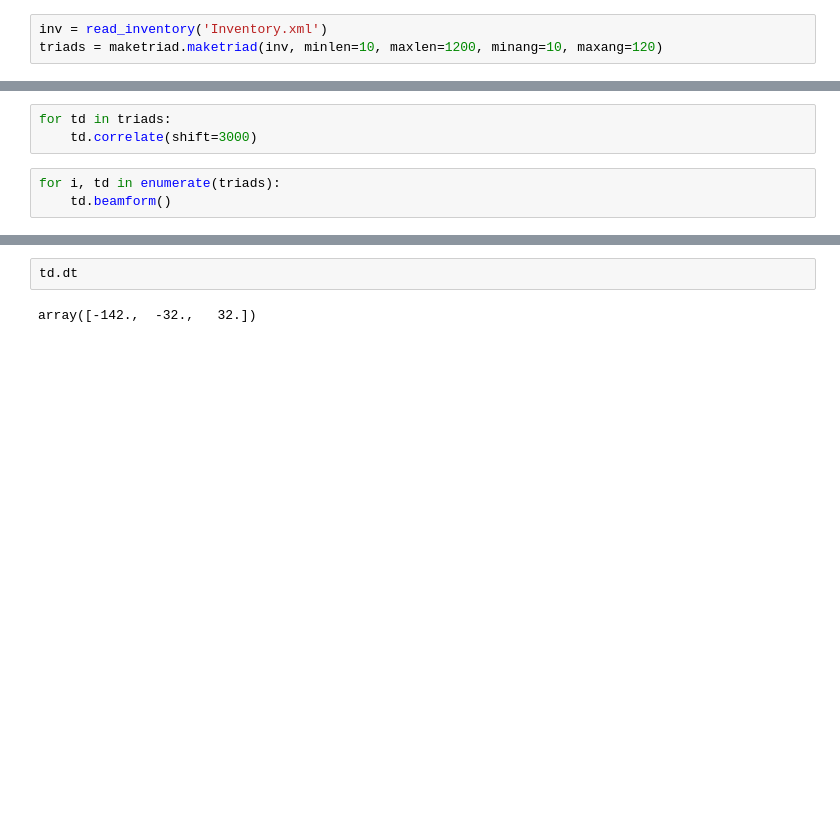
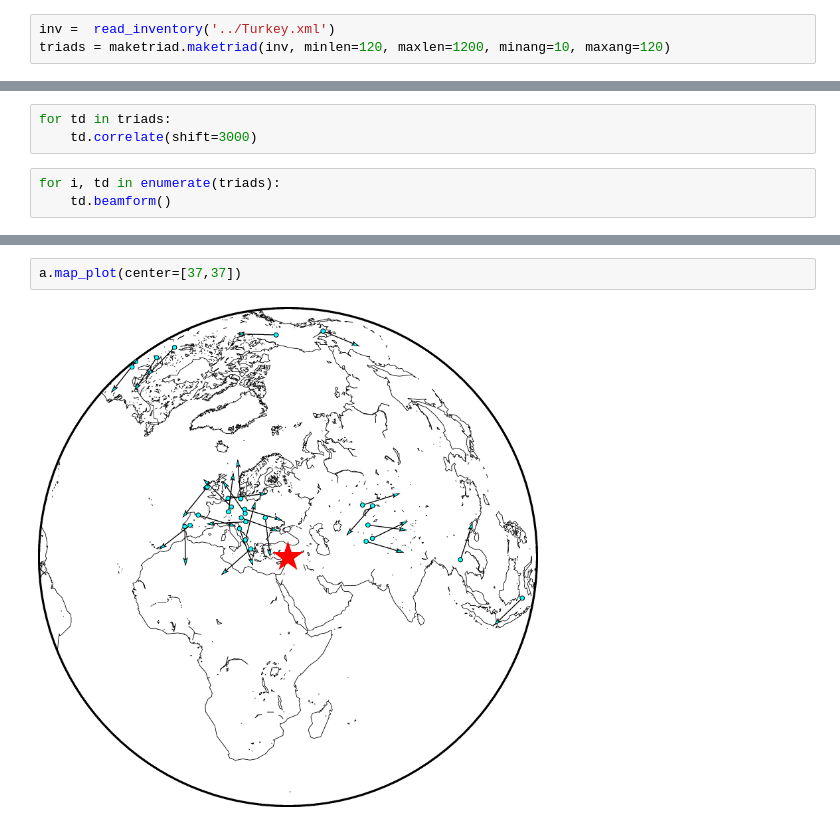
Before and after one commit to deep07004/RTSWED, a Jupyter notebook: Untitled.ipynb, the cells around one changed output, grey strips where cells are left out. Drawn from its saved outputs; the diff is of its cells as text; blank space fills up the shorter version.

Commit message:
plot

```diff
--- a/Untitled.ipynb
+++ b/Untitled.ipynb
@@ -7,6 +7,6 @@ import pandas as pd
 import pygmt
 import maketriad
 # %%
-inv = read_inventory('Inventory.xml')
-triads = maketriad.maketriad(inv, minlen=10, maxlen=1200, minang=10, maxang=120)
+inv =  read_inventory('../Turkey.xml')
+triads = maketriad.maketriad(inv, minlen=120, maxlen=1200, minang=10, maxang=120)
 # %%
@@ -35,4 +72,4 @@ td=a[10]
 # %%
-td.dt
+a.map_plot(center=[37,37])
 # %% [output]
-array([-142.,  -32.,   32.])
+[figure, added]
```
Also changed, not shown: parts of 5 cells of this notebook, 3 other files.
